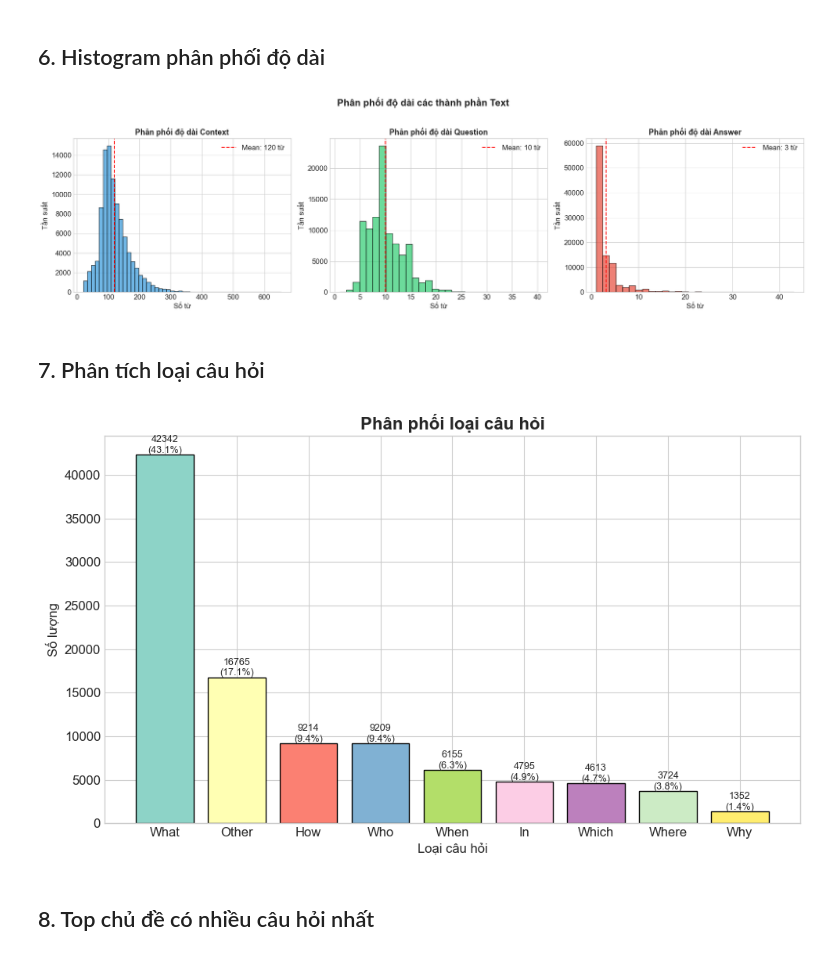
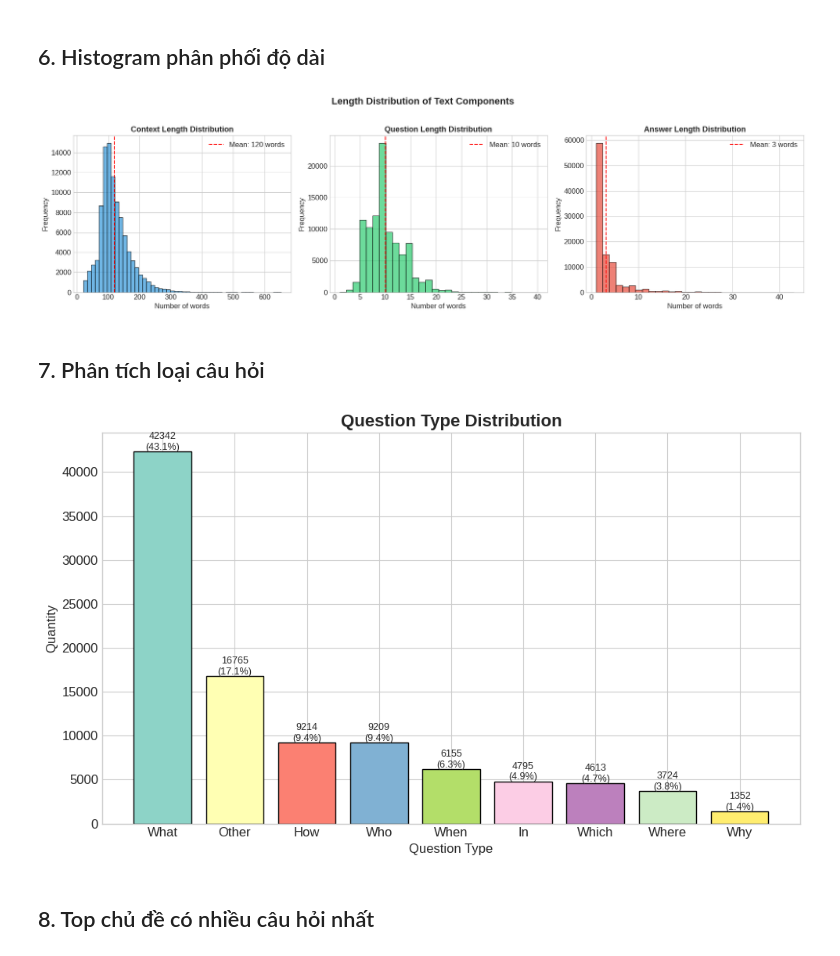
Before and after one commit to hoang-nguyenthe/Programming-for-AI-DataScience, a Jupyter notebook: eda_text.ipynb, the cells around one changed output. Drawn from its saved outputs; the diff is of its cells as text; code cells hidden in the pictures.

```diff
--- a/eda_text.ipynb
+++ b/eda_text.ipynb
@@ -140,36 +141,36 @@ max      653.0      40.0     43.0
 # %%
 fig, axes = plt.subplots(1, 3, figsize=(18, 5))
 
 axes[0].hist(df['context_word_count'], bins=50, color='#3498db', edgecolor='black', alpha=0.7)
 axes[0].axvline(df['context_word_count'].mean(), color='red', linestyle='--',
-                label=f"Mean: {df['context_word_count'].mean():.0f} từ")
-axes[0].set_title('Phân phối độ dài Context', fontsize=13, fontweight='bold')
-axes[0].set_xlabel('Số từ')
-axes[0].set_ylabel('Tần suất')
+                label=f"Mean: {df['context_word_count'].mean():.0f} words")
+axes[0].set_title('Context Length Distribution', fontsize=13, fontweight='bold')
+axes[0].set_xlabel('Number of words')
+axes[0].set_ylabel('Frequency')
 axes[0].legend()
 
 axes[1].hist(df['question_word_count'], bins=30, color='#2ecc71', edgecolor='black', alpha=0.7)
 axes[1].axvline(df['question_word_count'].mean(), color='red', linestyle='--',
-                label=f"Mean: {df['question_word_count'].mean():.0f} từ")
-axes[1].set_title('Phân phối độ dài Question', fontsize=13, fontweight='bold')
-axes[1].set_xlabel('Số từ')
-axes[1].set_ylabel('Tần suất')
+                label=f"Mean: {df['question_word_count'].mean():.0f} words")
+axes[1].set_title('Question Length Distribution', fontsize=13, fontweight='bold')
+axes[1].set_xlabel('Number of words')
+axes[1].set_ylabel('Frequency')
 axes[1].legend()
 
 axes[2].hist(df['answer_word_count'], bins=30, color='#e74c3c', edgecolor='black', alpha=0.7)
 axes[2].axvline(df['answer_word_count'].mean(), color='red', linestyle='--',
-                label=f"Mean: {df['answer_word_count'].mean():.0f} từ")
-axes[2].set_title('Phân phối độ dài Answer', fontsize=13, fontweight='bold')
-axes[2].set_xlabel('Số từ')
-axes[2].set_ylabel('Tần suất')
+                label=f"Mean: {df['answer_word_count'].mean():.0f} words")
+axes[2].set_title('Answer Length Distribution', fontsize=13, fontweight='bold')
+axes[2].set_xlabel('Number of words')
+axes[2].set_ylabel('Frequency')
 axes[2].legend()
 
-plt.suptitle('Phân phối độ dài các thành phần Text', fontsize=16, fontweight='bold', y=1.02)
+plt.suptitle('Length Distribution of Text Components', fontsize=16, fontweight='bold', y=1.02)
 plt.tight_layout()
 plt.savefig('text_01_length_distributions.png', dpi=150, bbox_inches='tight')
 plt.show()
 # %% [output]
-[figure, old version]
+[figure, new version]
 # %% [markdown]
 ## 7. Phân tích loại câu hỏi
 # %%
@@ -185,9 +186,9 @@ cat_counts = df['question_category'].value_counts()
 plt.figure(figsize=(10, 6))
 colors = plt.cm.Set3(np.linspace(0, 1, len(cat_counts)))
 bars = plt.bar(cat_counts.index, cat_counts.values, color=colors, edgecolor='black')
-plt.title('Phân phối loại câu hỏi', fontsize=16, fontweight='bold')
-plt.xlabel('Loại câu hỏi')
-plt.ylabel('Số lượng')
+plt.title('Question Type Distribution', fontsize=16, fontweight='bold')
+plt.xlabel('Question Type')
+plt.ylabel('Quantity')
 
 for bar, val in zip(bars, cat_counts.values):
     pct = val / len(df) * 100
@@ -198,7 +199,7 @@ plt.tight_layout()
 plt.savefig('text_02_question_types.png', dpi=150, bbox_inches='tight')
 plt.show()
 # %% [output]
-[figure, old version]
+[figure, new version]
 # %% [markdown]
 ## 8. Top chủ đề có nhiều câu hỏi nhất
 # %%
```
Also changed, not shown: parts of 4 cells of this notebook, 29 other files.
